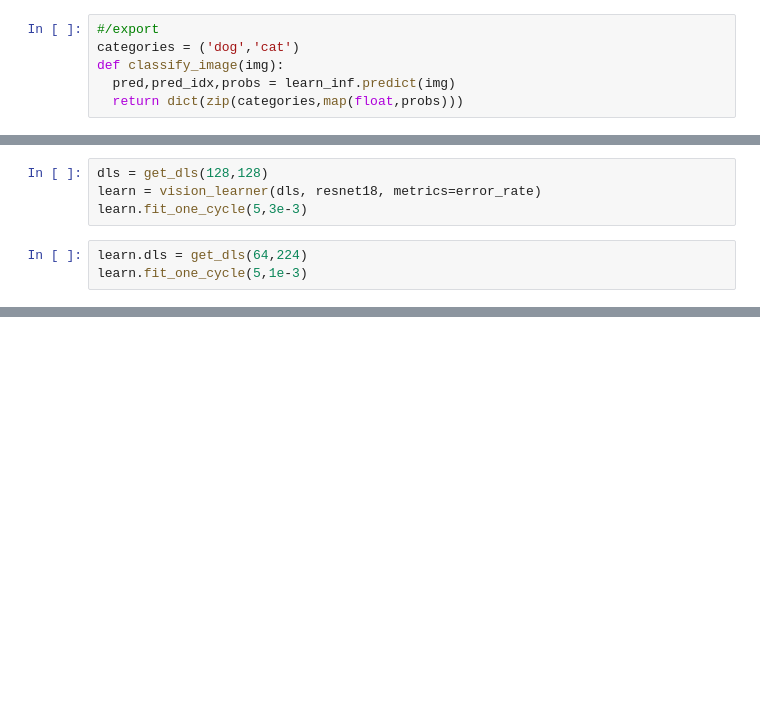
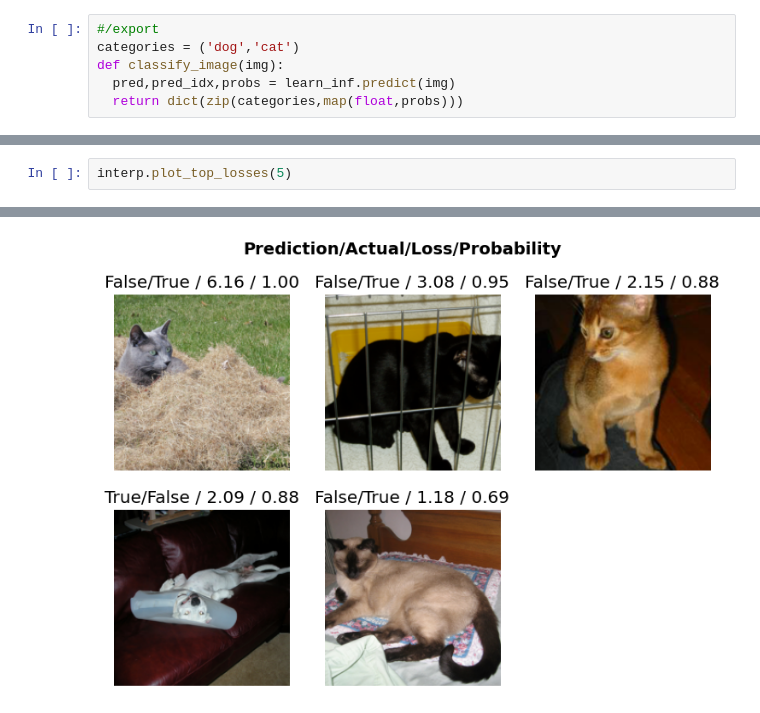
Before and after one commit to fakhar-iqbal/Deep-Learning-with-Pytorch-and-fastai, a Jupyter notebook: ComputerVision/Dog_vs_CatApp.ipynb, the cells around one changed output, grey strips where cells are left out. Cells and saved outputs as stored; diff of their text form; blank space fills up the shorter version.

```diff
--- a/ComputerVision/Dog_vs_CatApp.ipynb
+++ b/ComputerVision/Dog_vs_CatApp.ipynb
@@ -86,10 +77,3 @@ def get_dls(bs,size):
-# %%
-dls = get_dls(128,128)
-learn = vision_learner(dls, resnet18, metrics=error_rate)
-learn.fit_one_cycle(5,3e-3)
-# %%
-learn.dls = get_dls(64,224)
-learn.fit_one_cycle(5,1e-3)
 # %%
 interp = ClassificationInterpretation.from_learner(learn)
 interp.plot_confusion_matrix()
@@ -95,0 +84,3 @@ interp.plot_confusion_matrix()
+# %%
+interp.plot_top_losses(5)
+# %% [output]
@@ -96,3 +88,4 @@ interp.plot_confusion_matrix()
+[figure, added]
 # %%
 classify_image(im)
 # %% [output]
```
Also changed, not shown: parts of 11 cells of this notebook, 1 other file.
